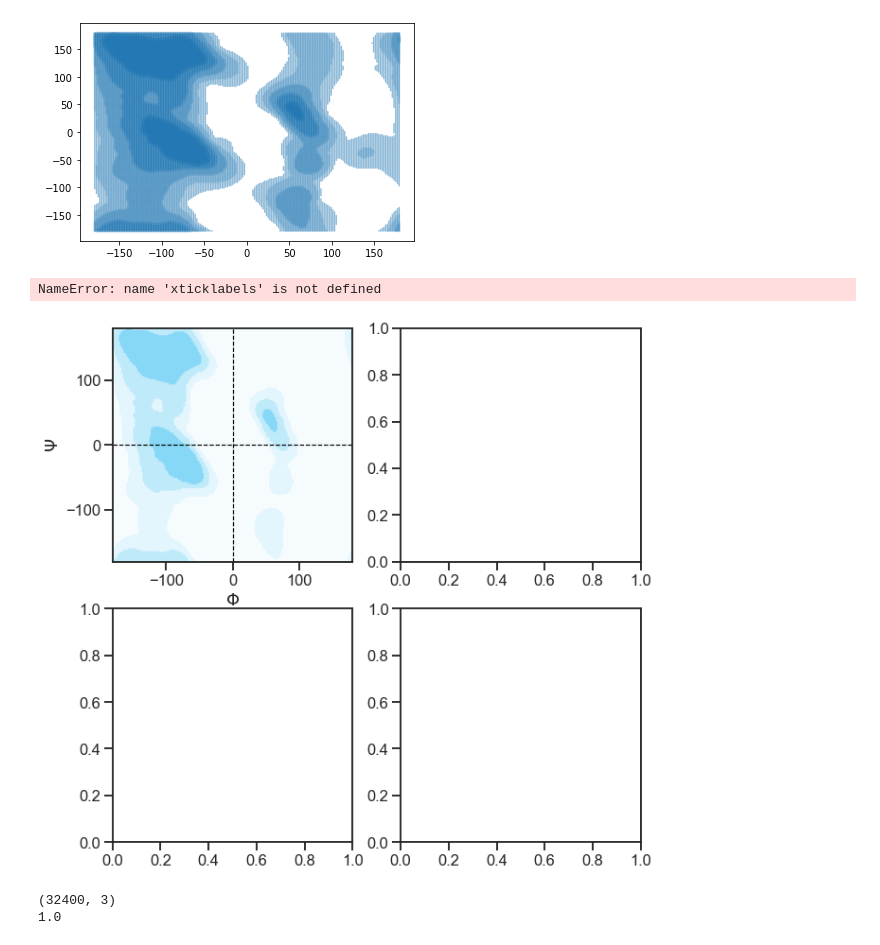
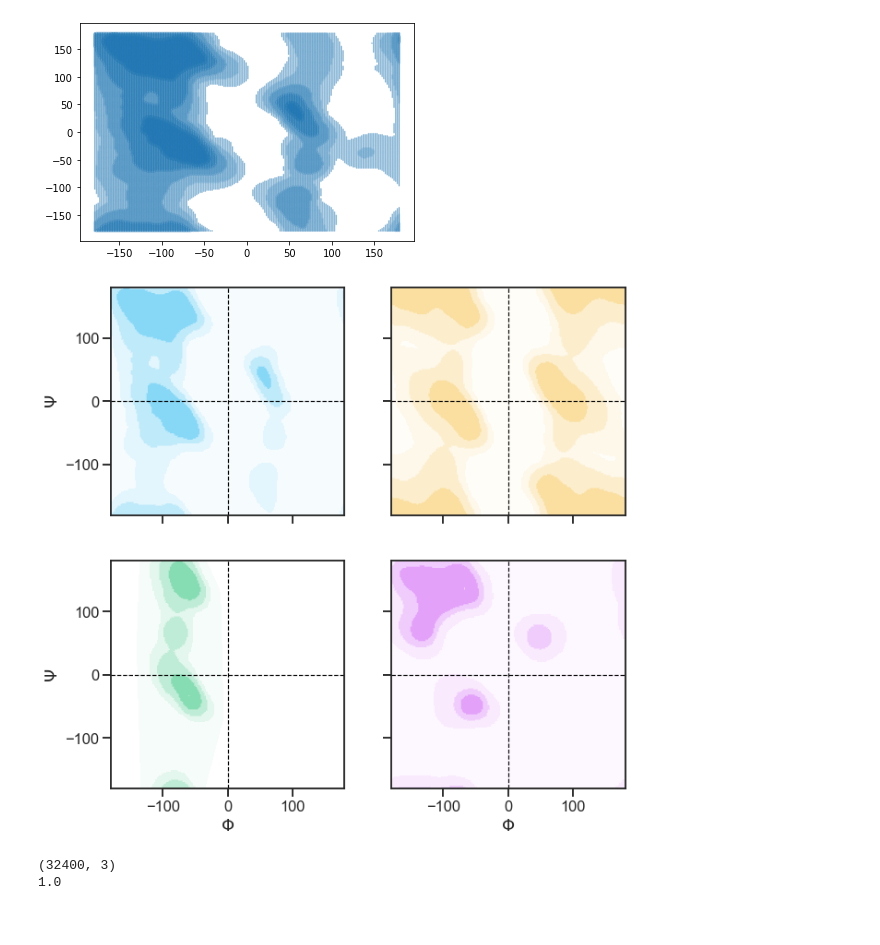
Before and after one commit to jRicciL/MD_namd_python, a Jupyter notebook: Ramachandran_plot_and_DSSP.ipynb, the cells around one changed output. Drawn from its saved outputs; the diff is of its cells as text; code cells hidden in the pictures.

Commit message:
Añadidas las 4 refs del Ramachandran plot

```diff
--- a/Ramachandran_plot_and_DSSP.ipynb
+++ b/Ramachandran_plot_and_DSSP.ipynb
@@ -122,31 +122,29 @@ for file in files:
 # %%
 from  matplotlib import pyplot as plt
 import seaborn as sns
 import pylab
 sns.set( context = 'talk', style = 'ticks', palette = "Spectral")
 pylab.rcParams['figure.figsize'] = (10, 10)
 
 colors = {'general': "#7ED5F6", 'glycine': "#FADD9A",
         'proline': '#7DDAAD', 'preproline': '#E19AFA'}
 
 path = './dm_sources_1L2Y/0-inputs/ramchandran_references'
 data = { i: np.load(F'{path}/pref_{i}.npy') for i in colors.keys()}
 
 fig, axs = plt.subplots(2, 2, figsize = plt.figaspect(1))
 for ax, plot in zip(axs.flat, data.keys()):
     x = data[plot]
     my_cmap = sns.blend_palette(['white', colors[plot]], as_cmap=True)
     ax.set_xlim(-180, 180)
     ax.set_ylim(-180, 180)
     ax.axhline(y=.0, linestyle = '--', c = 'black', lw = 1.2)
     ax.axvline(x=.0, linestyle = '--', c = 'black', lw = 1.2)
     ax.tricontourf(x[0], x[1], x[2], cmap = my_cmap)
     ax.set(xlabel=r'$\Phi$', ylabel=r'$\Psi$')
-    ax.set_xticklabels(xticklabels, rotation = 45, ha="right")
     ax.label_outer()
 # %% [output]
-NameError: name 'xticklabels' is not defined
-[figure, old version]
+[figure, new version]
 # %%
 import matplotlib.tri as tri
 import matplotlib.pyplot as plt
```
